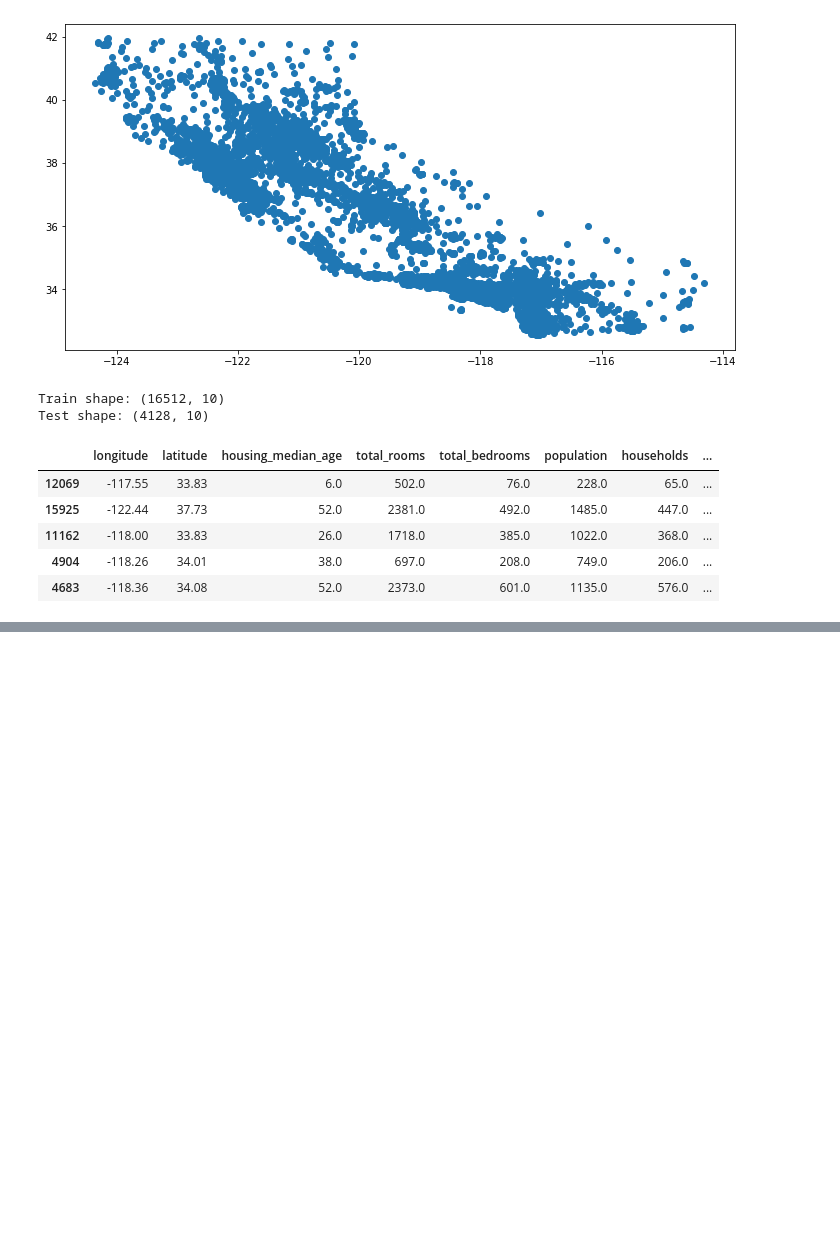
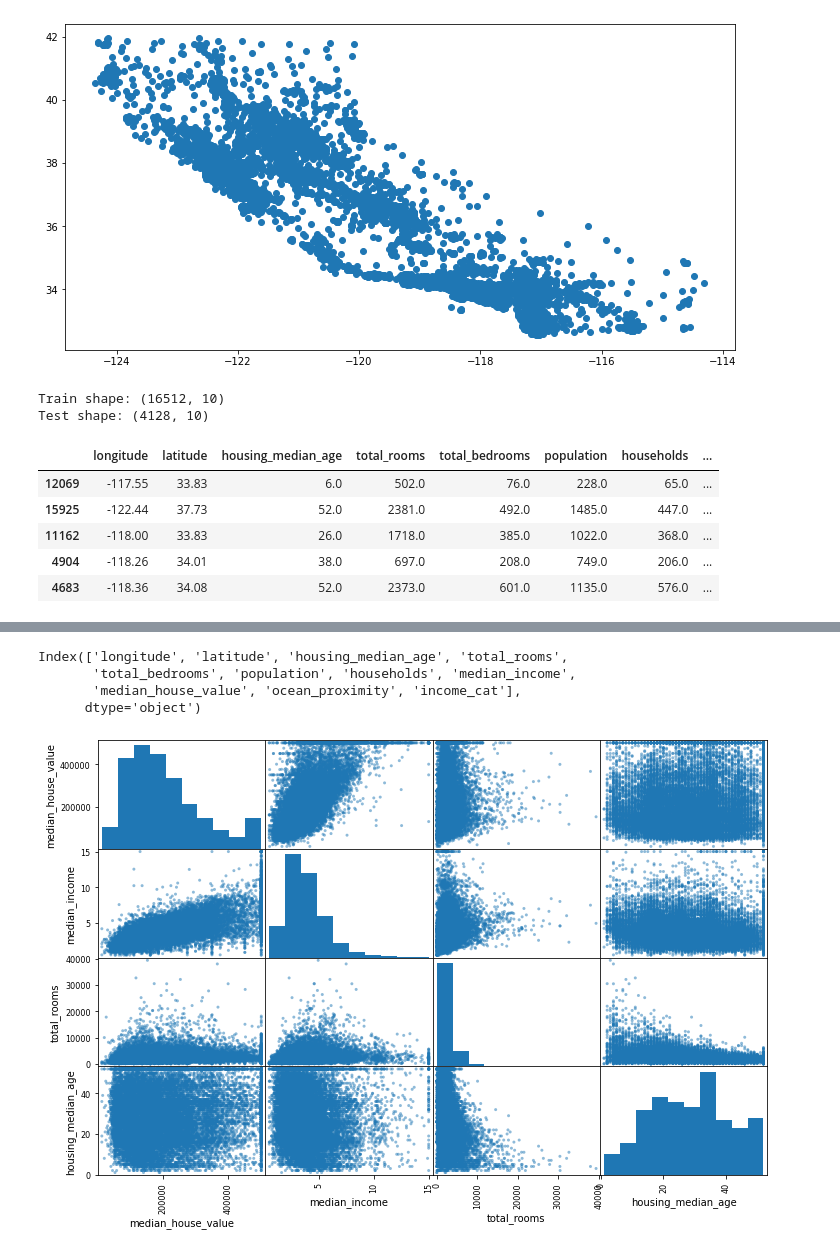
Before and after one commit to YunusKaratepe/hands-on-machine-learning-oreilly, a Jupyter notebook: chapter002.ipynb, the cells around one changed output, grey strips where cells are left out. Saved outputs shown, nothing was run; the diff lists cells and outputs as text; code cells hidden in the pictures; blank space fills up the shorter version.

```diff
--- a/chapter002.ipynb
+++ b/chapter002.ipynb
@@ -94,0 +208,15 @@ train.head()
+# %%
+df.columns
+# %% [output]
+Index(['longitude', 'latitude', 'housing_median_age', 'total_rooms',
+       'total_bedrooms', 'population', 'households', 'median_income',
+       'median_house_value', 'ocean_proximity', 'income_cat'],
+      dtype='object')
+# %%
+from pandas.plotting import scatter_matrix
+
+attributes = ['median_house_value', 'median_income', 'total_rooms', 'housing_median_age']
+scatter_matrix(df[attributes], figsize=(12, 8))
+plt.show()
+# %% [output]
+[figure, added]
```
Also changed, not shown: parts of 39 cells of this notebook.
